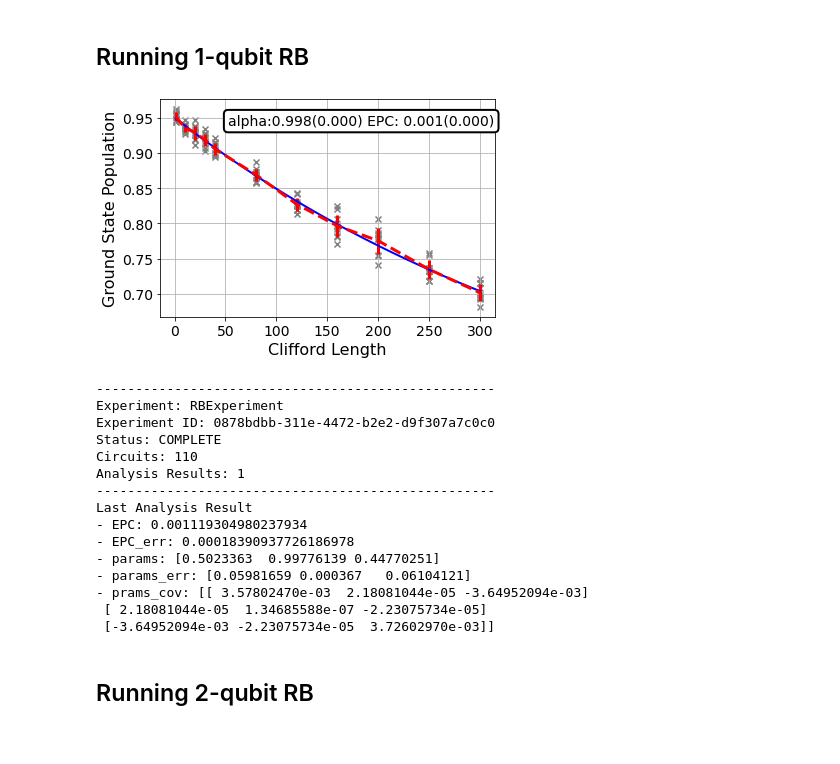
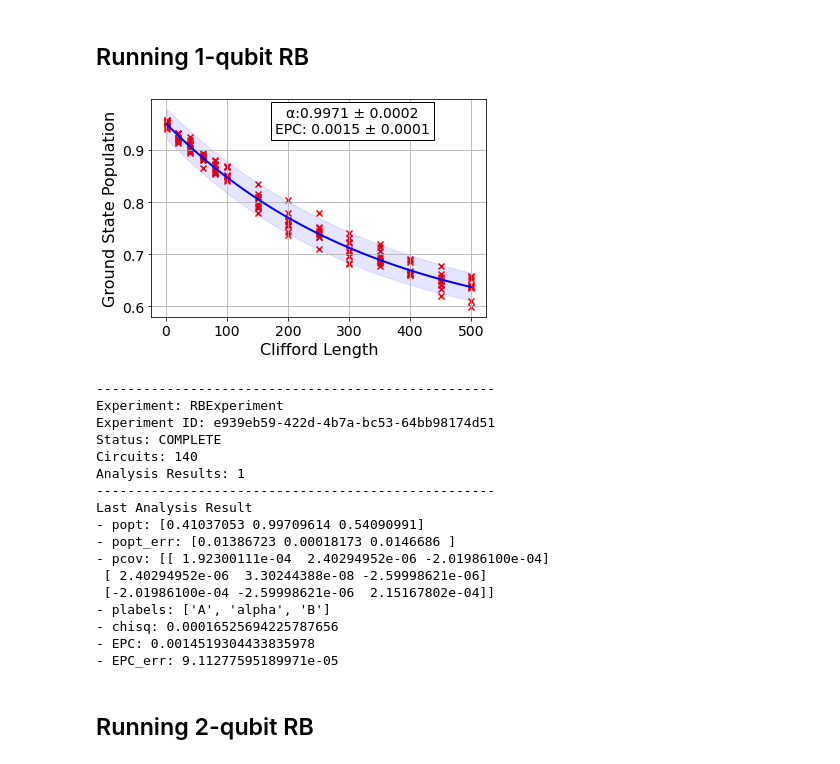
Before and after one commit to chriseclectic/qiskit-experiments, a Jupyter notebook: qiskit_experiments/randomized_benchmarking/rb_example.ipynb, the cells around one changed output. Cells and saved outputs as stored; diff of their text form; code cells hidden in the pictures.

```diff
--- a/qiskit_experiments/randomized_benchmarking/rb_example.ipynb
+++ b/qiskit_experiments/randomized_benchmarking/rb_example.ipynb
@@ -15,33 +15,35 @@ backend = FakeParis()
 # %% [markdown]
 ## Running 1-qubit RB
 # %%
-lengths = [1, 10, 20, 30, 40, 80, 120, 160, 200, 250, 300]
+lengths = [1, 20, 40, 60, 80, 100, 150, 200, 250, 300, 350, 400, 450, 500]
 num_samples = 10
-seed1 = 1010
+seed = 1010
 
 # Run an RB experiment on qubit 0
 exp1 = rb.RBExperiment([0], lengths, num_samples=num_samples, seed=seed)
 expdata1 = exp1.run(backend)
 
 # View result data
 expdata1
 # %% [output]
-[figure, old version]
+[figure, new version]
 ---------------------------------------------------
 Experiment: RBExperiment
-Experiment ID: 0878bdbb-311e-4472-b2e2-d9f307a7c0c0
+Experiment ID: e939eb59-422d-4b7a-bc53-64bb98174d51
 Status: COMPLETE
-Circuits: 110
+Circuits: 140
 Analysis Results: 1
 ---------------------------------------------------
 Last Analysis Result
-- EPC: 0.001119304980237934
-- EPC_err: 0.00018390937726186978
-- params: [0.5023363  0.99776139 0.44770251]
-- params_err: [0.05981659 0.000367   0.06104121]
-- prams_cov: [[ 3.57802470e-03  2.18081044e-05 -3.64952094e-03]
- [ 2.18081044e-05  1.34685588e-07 -2.23075734e-05]
- [-3.64952094e-03 -2.23075734e-05  3.72602970e-03]]
+- popt: [0.41037053 0.99709614 0.54090991]
+- popt_err: [0.01386723 0.00018173 0.0146686 ]
+- pcov: [[ 1.92300111e-04  2.40294952e-06 -2.01986100e-04]
+ [ 2.40294952e-06  3.30244388e-08 -2.59998621e-06]
+ [-2.01986100e-04 -2.59998621e-06  2.15167802e-04]]
+- plabels: ['A', 'alpha', 'B']
+- chisq: 0.00016525694225787656
+- EPC: 0.0014519304433835978
+- EPC_err: 9.11277595189971e-05
 # %% [markdown]
 ## Running 2-qubit RB
 # %%
```
Also changed, not shown: parts of 3 cells of this notebook, 2 other files.
